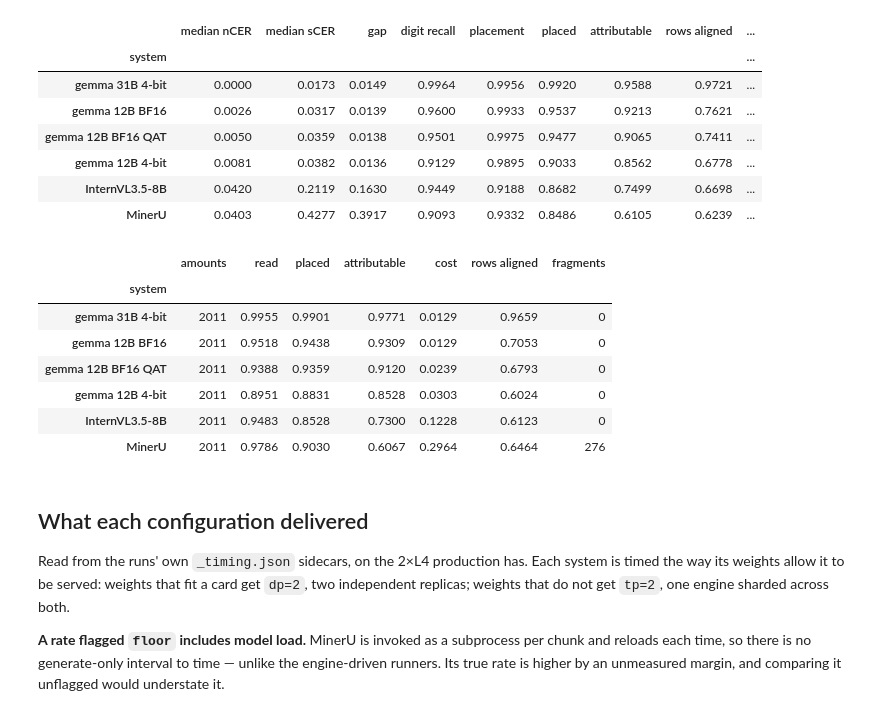
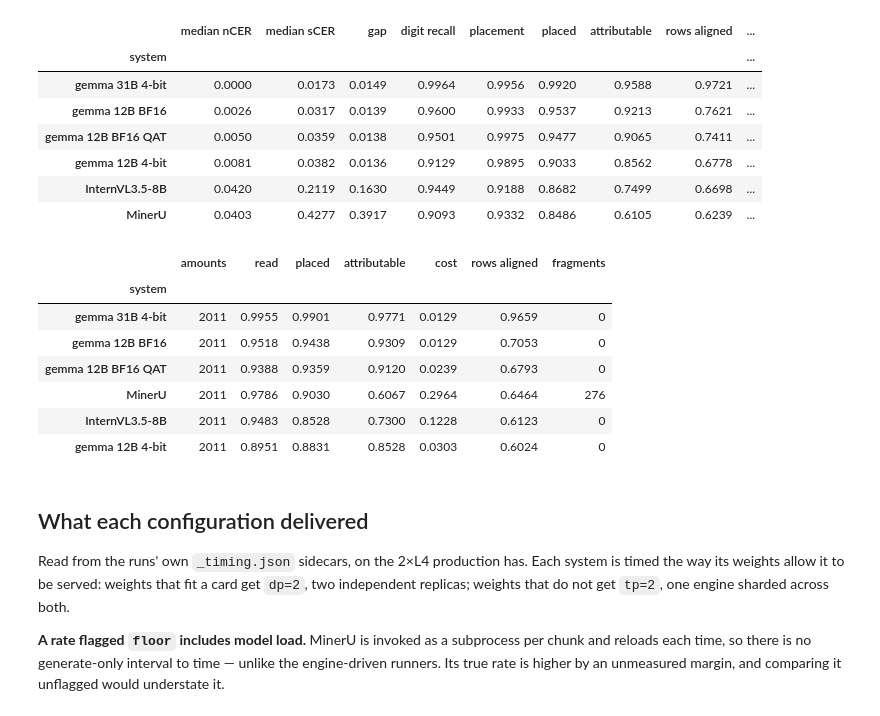
Before and after one commit to tmnestor/bank-statement-error-analysis, a Jupyter notebook: analysis/summary.ipynb, the cells around one changed output. Saved outputs shown, nothing was run; the diff lists cells and outputs as text; code cells hidden in the pictures.

```diff
--- a/analysis/summary.ipynb
+++ b/analysis/summary.ipynb
@@ -171,37 +191,37 @@ summary.style.format("{:.4f}")
 # Bank statements alone — the only genuinely hard tables in the corpus. Invoices
 # are near-saturated and receipts are a two-column list, so an average over the
 # three describes none of them.
 #
 # `cost` is placed minus attributable: the share of amounts a system files under
 # the right heading and then orphans in a row that identifies nothing. It is a
 # row-segmentation measure arrived at from the other direction, and it ranks the
 # systems the same way fragments do.
 statements = documents[documents.doc_type == "bank_statements"]
 statements.groupby("system").apply(
     lambda g: pd.Series(
         {
             "amounts": g.amounts.sum(),
             "read": g.read.sum() / g.amounts.sum(),
             "placed": g.usable.sum() / g.amounts.sum(),
             "attributable": g.attributable.sum() / g.amounts.sum(),
             "cost": (g.usable.sum() - g.attributable.sum()) / g.amounts.sum(),
             "rows aligned": g.aligned.sum() / g.truth_rows.sum(),
             "fragments": g.fragments.sum(),
         }
     ),
     include_groups=False,
-).sort_values("attributable", ascending=False).style.format(
+).sort_values("rows aligned", ascending=False).style.format(
     {"amounts": "{:.0f}", "fragments": "{:.0f}"}, precision=4
 )
 # %% [output]
 |  | amounts | read | placed | attributable | cost | rows aligned | fragments |
 | system |  |  |  |  |  |  |  |
 | gemma 31B 4-bit | 2011 | 0.9955 | 0.9901 | 0.9771 | 0.0129 | 0.9659 | 0 |
 | gemma 12B BF16 | 2011 | 0.9518 | 0.9438 | 0.9309 | 0.0129 | 0.7053 | 0 |
 | gemma 12B BF16 QAT | 2011 | 0.9388 | 0.9359 | 0.9120 | 0.0239 | 0.6793 | 0 |
+| MinerU | 2011 | 0.9786 | 0.9030 | 0.6067 | 0.2964 | 0.6464 | 276 |
+| InternVL3.5-8B | 2011 | 0.9483 | 0.8528 | 0.7300 | 0.1228 | 0.6123 | 0 |
 | gemma 12B 4-bit | 2011 | 0.8951 | 0.8831 | 0.8528 | 0.0303 | 0.6024 | 0 |
-| InternVL3.5-8B | 2011 | 0.9483 | 0.8528 | 0.7300 | 0.1228 | 0.6123 | 0 |
-| MinerU | 2011 | 0.9786 | 0.9030 | 0.6067 | 0.2964 | 0.6464 | 276 |
 # %% [markdown]
 ## What each configuration delivered
 
```
Also changed, not shown: parts of 3 cells of this notebook.
